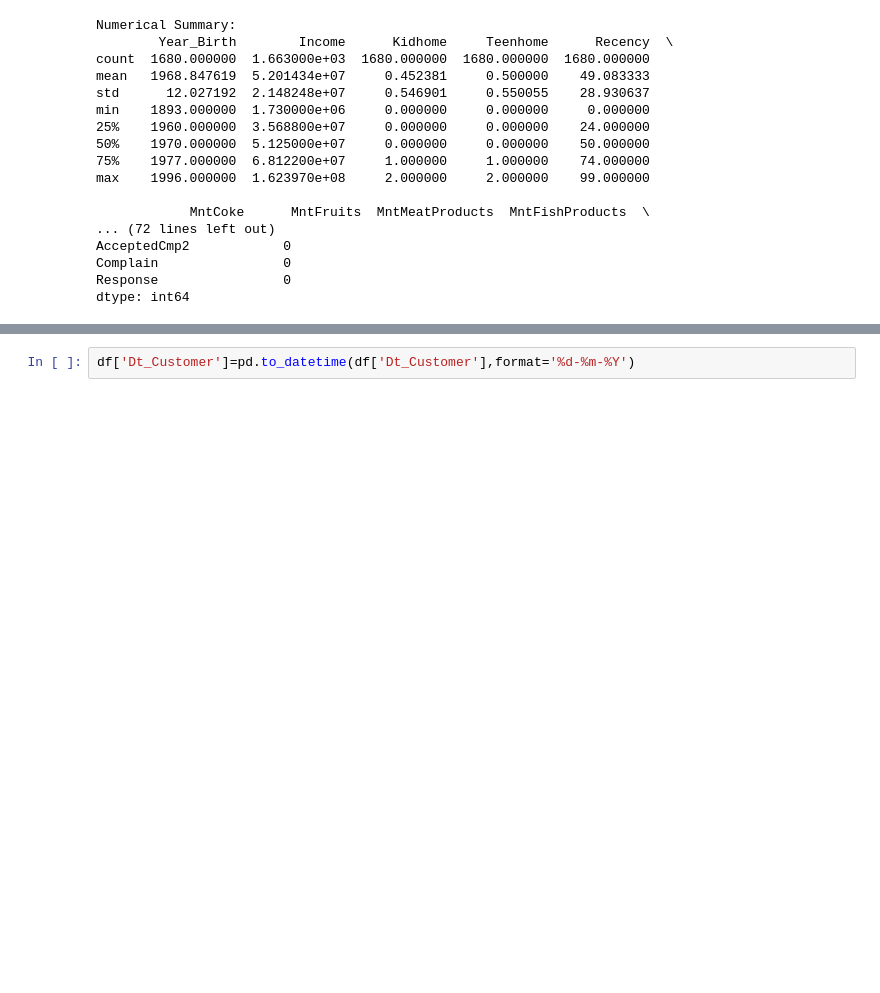
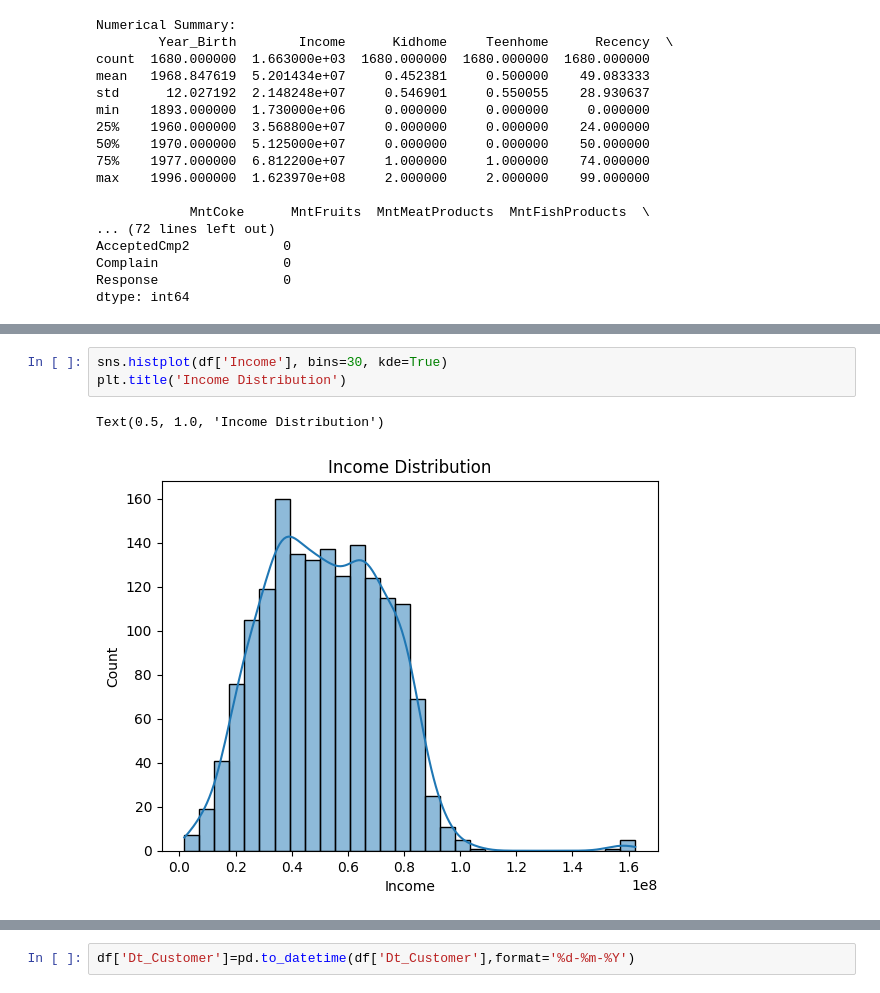
Before and after one commit to gowthamav007/sample-customer-analysis, a Jupyter notebook: Customer_Analysis.ipynb, the cells around one changed output, grey strips where cells are left out. Cells and saved outputs as stored; diff of their text form; blank space fills up the shorter version.

```diff
--- a/Customer_Analysis.ipynb
+++ b/Customer_Analysis.ipynb
@@ -165,0 +140,6 @@ dtype: int64
+# %%
+sns.histplot(df['Income'], bins=30, kde=True)
+plt.title('Income Distribution')
+# %% [output]
+Text(0.5, 1.0, 'Income Distribution')
+[figure, added]
```
Also changed, not shown: parts of 13 cells of this notebook.
